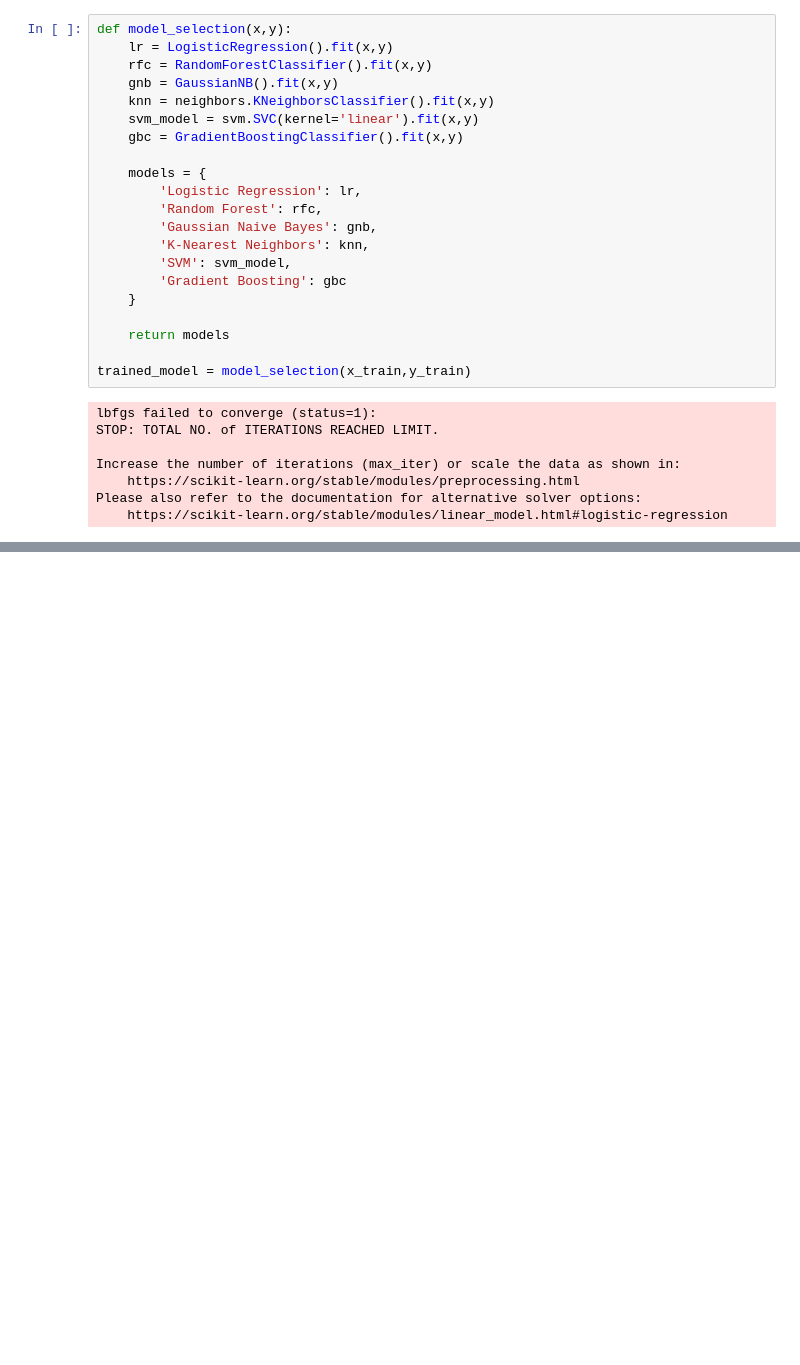
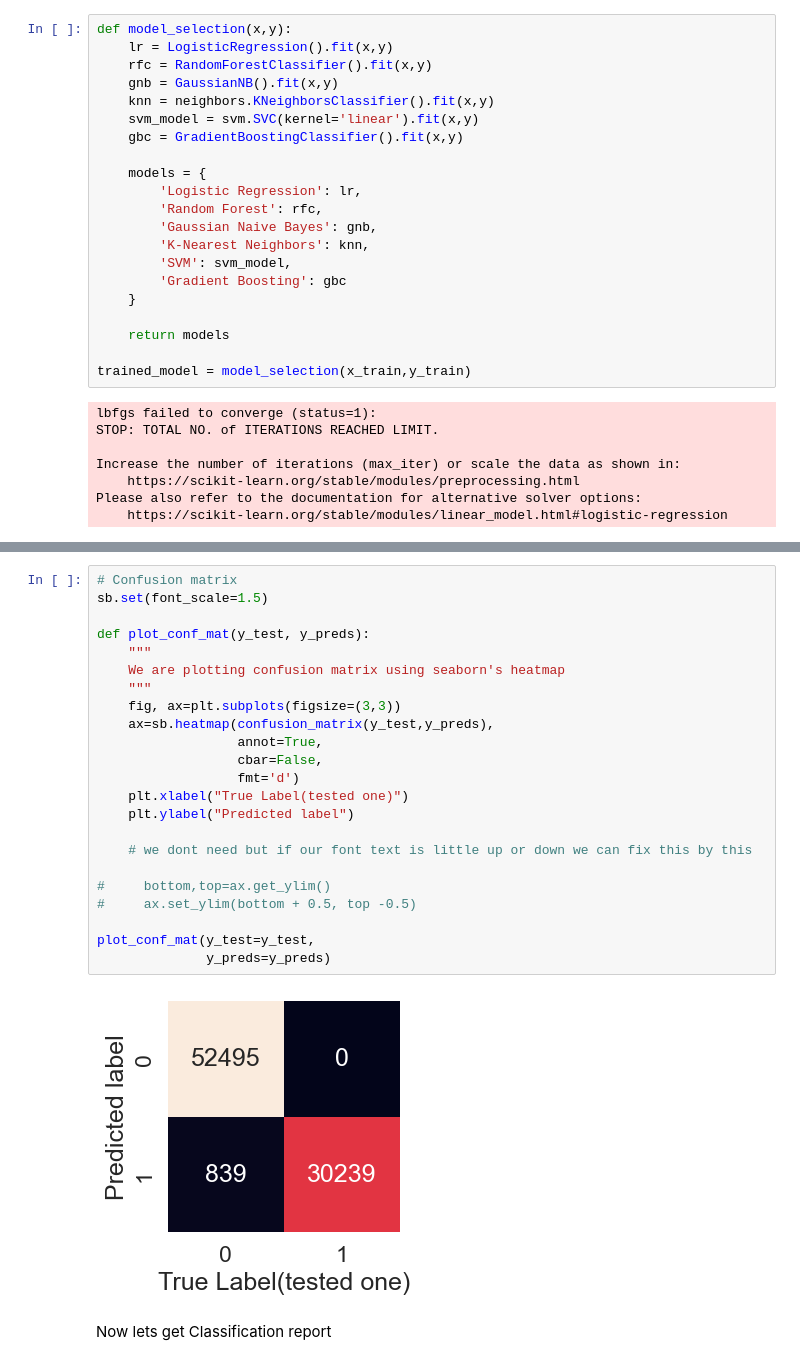
Before and after one commit to Rayansh0071505/Deployed_Hotel_Booking, a Jupyter notebook: file.ipynb, the cells around one changed output, grey strips where cells are left out. Drawn from its saved outputs; the diff is of its cells as text; blank space fills up the shorter version.

```diff
--- a/file.ipynb
+++ b/file.ipynb
@@ -550,0 +702,27 @@ AttributeError: 'Flags' object has no attribute 'c_contiguous'
+# %%
+# Confusion matrix
+sb.set(font_scale=1.5)
+
+def plot_conf_mat(y_test, y_preds):
+    """
+    We are plotting confusion matrix using seaborn's heatmap
+    """
+    fig, ax=plt.subplots(figsize=(3,3))
+    ax=sb.heatmap(confusion_matrix(y_test,y_preds),
+                  annot=True,
+                  cbar=False,
+                  fmt='d')
+    plt.xlabel("True Label(tested one)")
+    plt.ylabel("Predicted label")
+
+    # we dont need but if our font text is little up or down we can fix this by this
+
+#     bottom,top=ax.get_ylim()
+#     ax.set_ylim(bottom + 0.5, top -0.5)
+
+plot_conf_mat(y_test=y_test,
+              y_preds=y_preds)
+# %% [output]
+[figure, added]
+# %% [markdown]
+Now lets get Classification report
```
Also changed, not shown: parts of 34 cells of this notebook, 3 other files.
